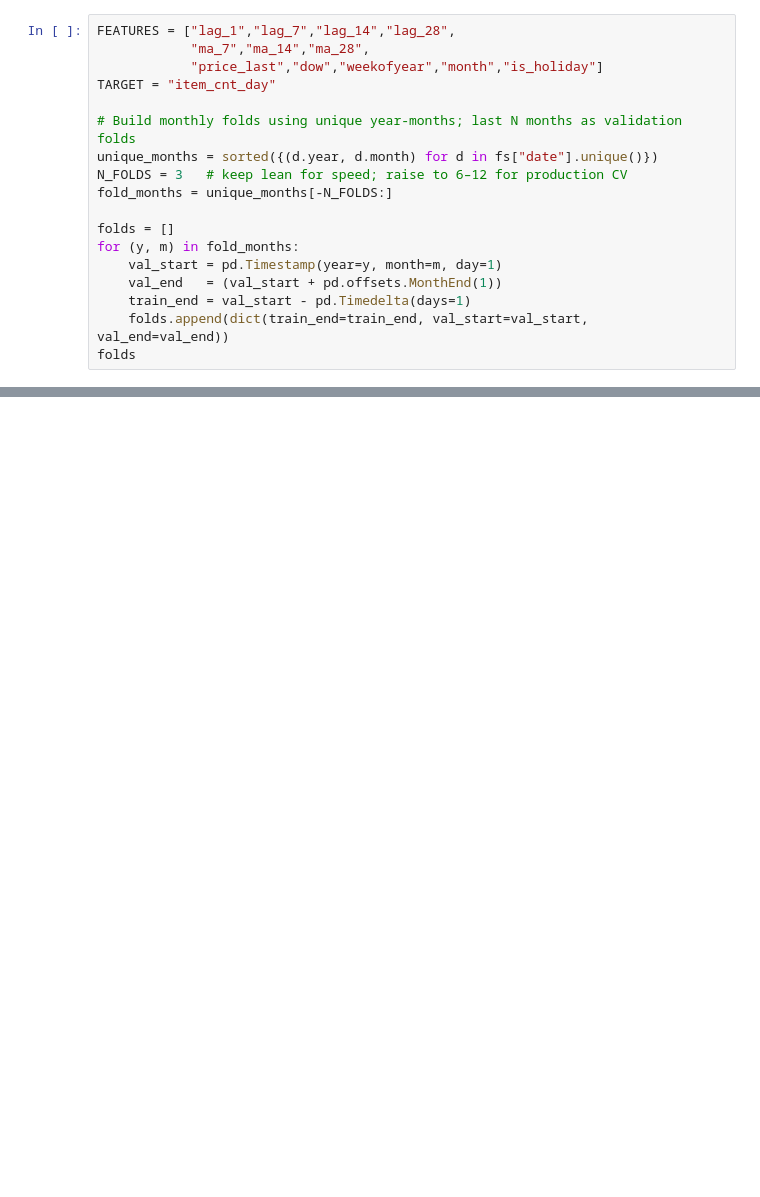
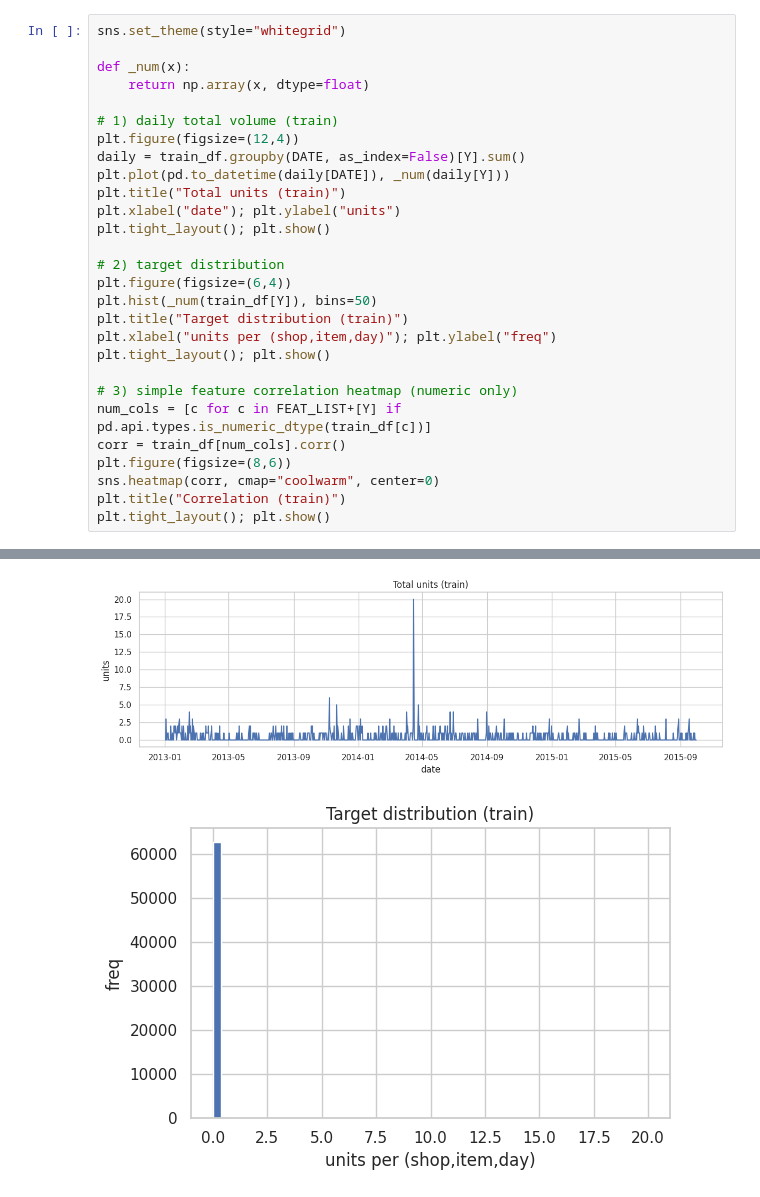
Before and after one commit to btheard3/retail-alpha-forecaster, a Jupyter notebook: notebooks/03_modeling_cv.ipynb, the cells around one changed output, grey strips where cells are left out. Drawn from its saved outputs; the diff is of its cells as text; blank space fills up the shorter version.

```diff
--- a/notebooks/03_modeling_cv.ipynb
+++ b/notebooks/03_modeling_cv.ipynb
@@ -60,19 +132,29 @@ fs.head(3)
 # %%
-FEATURES = ["lag_1","lag_7","lag_14","lag_28",
-            "ma_7","ma_14","ma_28",
-            "price_last","dow","weekofyear","month","is_holiday"]
-TARGET = "item_cnt_day"
+sns.set_theme(style="whitegrid")
 
-# Build monthly folds using unique year-months; last N months as validation folds
-unique_months = sorted({(d.year, d.month) for d in fs["date"].unique()})
-N_FOLDS = 3   # keep lean for speed; raise to 6–12 for production CV
-fold_months = unique_months[-N_FOLDS:]
+def _num(x):
+    return np.array(x, dtype=float)
 
-folds = []
-for (y, m) in fold_months:
-    val_start = pd.Timestamp(year=y, month=m, day=1)
-    val_end   = (val_start + pd.offsets.MonthEnd(1))
-    train_end = val_start - pd.Timedelta(days=1)
-    folds.append(dict(train_end=train_end, val_start=val_start, val_end=val_end))
-folds
+# 1) daily total volume (train)
+plt.figure(figsize=(12,4))
+daily = train_df.groupby(DATE, as_index=False)[Y].sum()
+plt.plot(pd.to_datetime(daily[DATE]), _num(daily[Y]))
+plt.title("Total units (train)")
+plt.xlabel("date"); plt.ylabel("units")
+plt.tight_layout(); plt.show()
+
+# 2) target distribution
+plt.figure(figsize=(6,4))
+plt.hist(_num(train_df[Y]), bins=50)
+plt.title("Target distribution (train)")
+plt.xlabel("units per (shop,item,day)"); plt.ylabel("freq")
+plt.tight_layout(); plt.show()
+
+# 3) simple feature correlation heatmap (numeric only)
+num_cols = [c for c in FEAT_LIST+[Y] if pd.api.types.is_numeric_dtype(train_df[c])]
+corr = train_df[num_cols].corr()
+plt.figure(figsize=(8,6))
+sns.heatmap(corr, cmap="coolwarm", center=0)
+plt.title("Correlation (train)")
+plt.tight_layout(); plt.show()
 # %% [output]
@@ -87,0 +161,2 @@ folds
+[figure, added]
+[figure, added]
```
Also changed, not shown: parts of 9 cells of this notebook.
